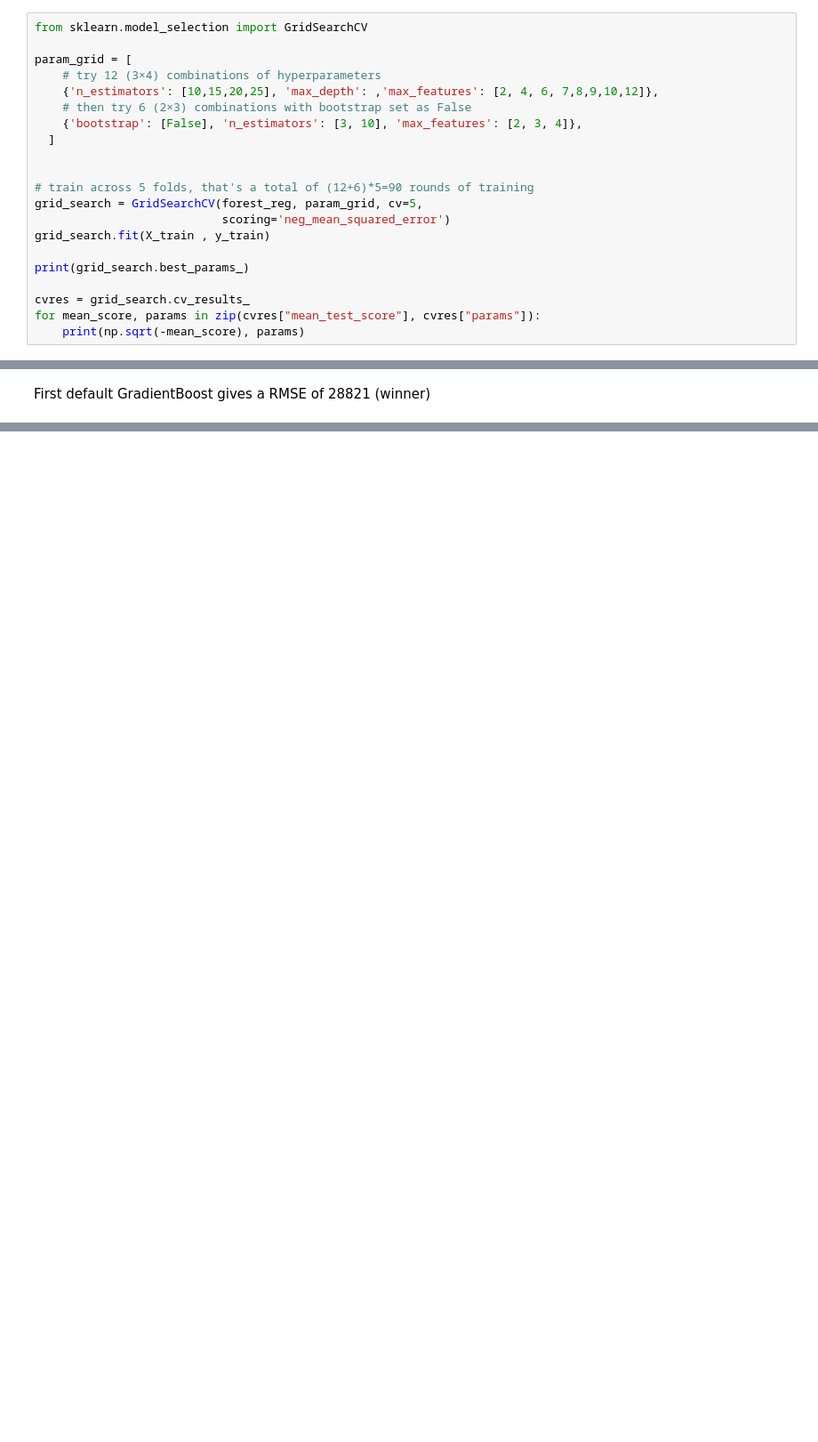
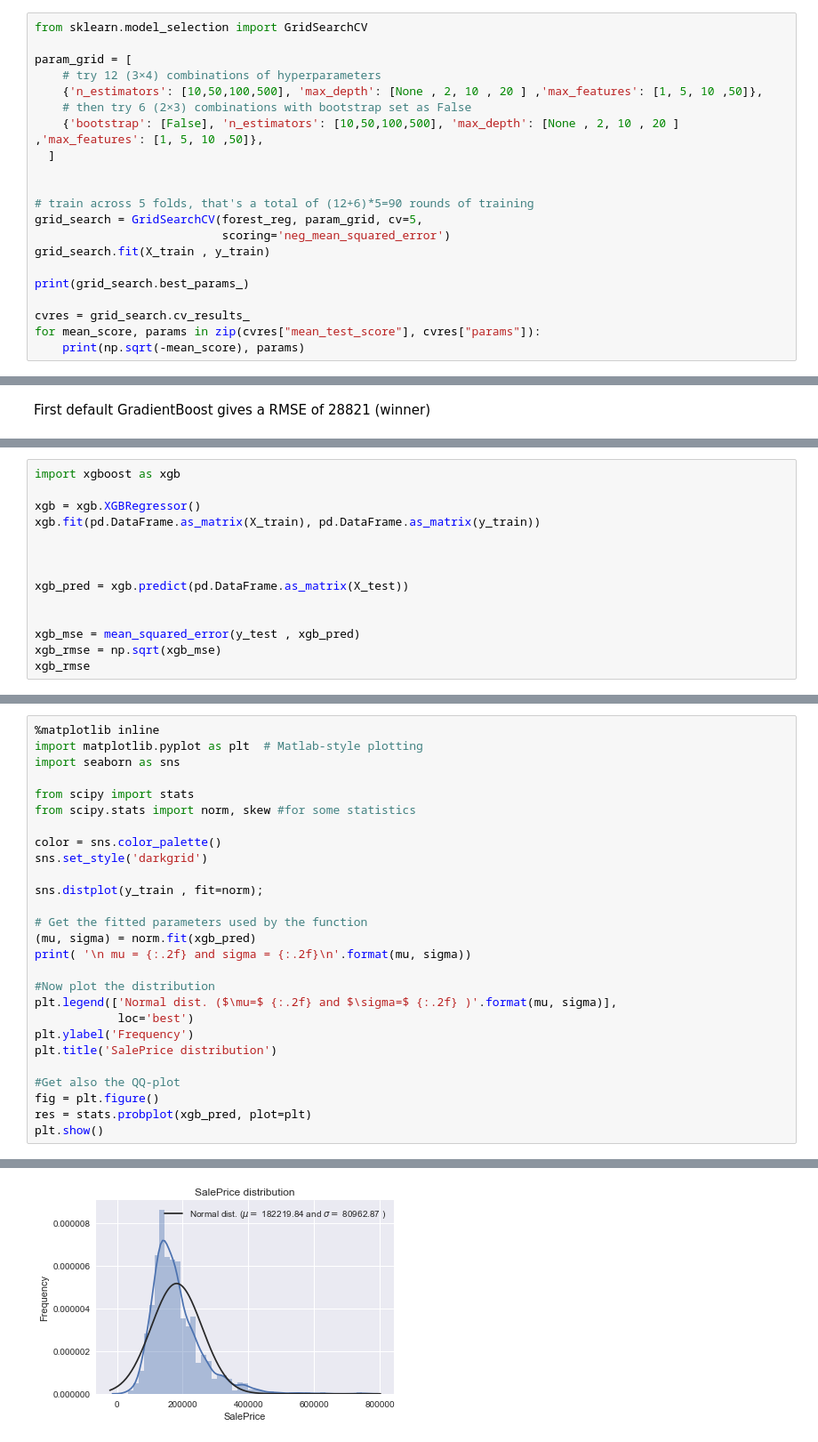
Before and after one commit to WoutAarts/Advanced_House_Pricing, a Jupyter notebook: advanced_housing.ipynb, the cells around one changed output, grey strips where cells are left out. Shown at 89% size. Saved outputs shown, nothing was run; the diff lists cells and outputs as text; blank space fills up the shorter version.

```diff
--- a/advanced_housing.ipynb
+++ b/advanced_housing.ipynb
@@ -1020,9 +1129,9 @@ from sklearn.model_selection import GridSearchCV
 
 param_grid = [
     # try 12 (3×4) combinations of hyperparameters
-    {'n_estimators': [10,15,20,25], 'max_depth': ,'max_features': [2, 4, 6, 7,8,9,10,12]},
+    {'n_estimators': [10,50,100,500], 'max_depth': [None , 2, 10 , 20 ] ,'max_features': [1, 5, 10 ,50]},
     # then try 6 (2×3) combinations with bootstrap set as False
-    {'bootstrap': [False], 'n_estimators': [3, 10], 'max_features': [2, 3, 4]},
+    {'bootstrap': [False], 'n_estimators': [10,50,100,500], 'max_depth': [None , 2, 10 , 20 ] ,'max_features': [1, 5, 10 ,50]},
   ]
 
 
@@ -1092,0 +1373,14 @@ First default GradientBoost gives a RMSE of 28821 (winner)
+# %%
+import xgboost as xgb
+
+xgb = xgb.XGBRegressor()
+xgb.fit(pd.DataFrame.as_matrix(X_train), pd.DataFrame.as_matrix(y_train))
+
+
+
+xgb_pred = xgb.predict(pd.DataFrame.as_matrix(X_test))
+
+
+xgb_mse = mean_squared_error(y_test , xgb_pred)
+xgb_rmse = np.sqrt(xgb_mse)
+xgb_rmse
@@ -1092,0 +1389,28 @@ First default GradientBoost gives a RMSE of 28821 (winner)
+# %%
+%matplotlib inline
+import matplotlib.pyplot as plt  # Matlab-style plotting
+import seaborn as sns
+
+from scipy import stats
+from scipy.stats import norm, skew #for some statistics
+
+color = sns.color_palette()
+sns.set_style('darkgrid')
+
+sns.distplot(y_train , fit=norm);
+
+# Get the fitted parameters used by the function
+(mu, sigma) = norm.fit(xgb_pred)
+print( '\n mu = {:.2f} and sigma = {:.2f}\n'.format(mu, sigma))
+
+#Now plot the distribution
+plt.legend(['Normal dist. ($\mu=$ {:.2f} and $\sigma=$ {:.2f} )'.format(mu, sigma)],
+            loc='best')
+plt.ylabel('Frequency')
+plt.title('SalePrice distribution')
+
+#Get also the QQ-plot
+fig = plt.figure()
+res = stats.probplot(xgb_pred, plot=plt)
+plt.show()
+# %% [output]
@@ -1092,0 +1418 @@ First default GradientBoost gives a RMSE of 28821 (winner)
+[figure, added]
```
Also changed, not shown: parts of 57 cells of this notebook.
